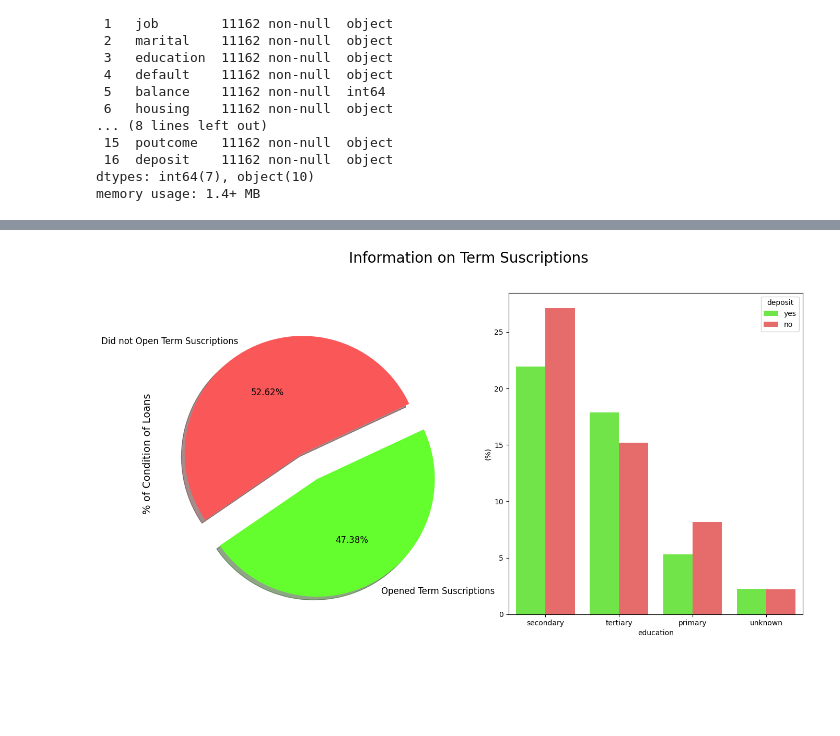
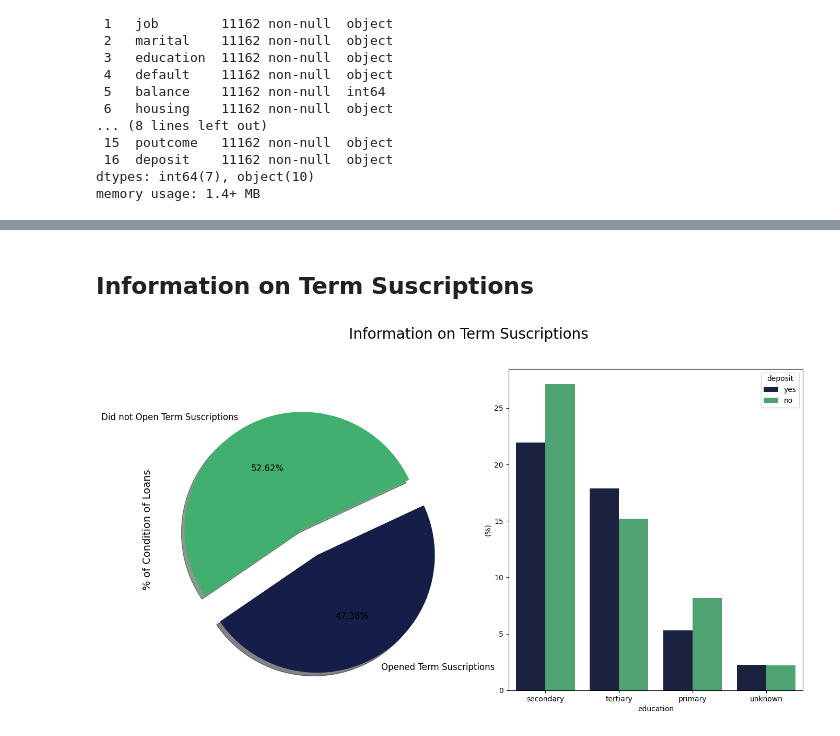
Before and after one commit to irffanhaziq/DataManagement, a Jupyter notebook: Project1_DataMangement.ipynb, the cells around one changed output, grey strips where cells are left out. Saved outputs shown, nothing was run; the diff lists cells and outputs as text; code cells hidden in the pictures; blank space fills up the shorter version.

```diff
--- a/Project1_DataMangement.ipynb
+++ b/Project1_DataMangement.ipynb
@@ -122,26 +187,22 @@ As the data information said it will be better to drop the duration column since
+# %% [markdown]
+## Information on Term Suscriptions
 # %%
 f, ax = plt.subplots(1,2, figsize=(16,8))
 
-colors = ["#FA5858", "#64FE2E"]
+colors = ["#41B06E", "#141E46"]
 labels ="Did not Open Term Suscriptions", "Opened Term Suscriptions"
 
 plt.suptitle('Information on Term Suscriptions', fontsize=20)
 
 df["deposit"].value_counts().plot.pie(explode=[0,0.25], autopct='%1.2f%%', ax=ax[0], shadow=True, colors=colors,
                                              labels=labels, fontsize=12, startangle=25)
 
-
-# ax[0].set_title('State of Loan', fontsize=16)
 ax[0].set_ylabel('% of Condition of Loans', fontsize=14)
-
-# sns.countplot('loan_condition', data=df, ax=ax[1], palette=colors)
-# ax[1].set_title('Condition of Loans', fontsize=20)
-# ax[1].set_xticklabels(['Good', 'Bad'], rotation='horizontal')
-palette = ["#64FE2E", "#FA5858"]
+palette = ["#141E46", "#41B06E"]
 
 sns.barplot(x="education", y="balance", hue="deposit", data=df, palette=palette, estimator=lambda x: len(x) / len(df) * 100)
 ax[1].set(ylabel="(%)")
 ax[1].set_xticklabels(df["education"].unique(), rotation=0, rotation_mode="anchor")
 plt.show()
 # %% [output]
-[figure, old version]
+[figure, new version]
```
Also changed, not shown: parts of 42 cells of this notebook.
